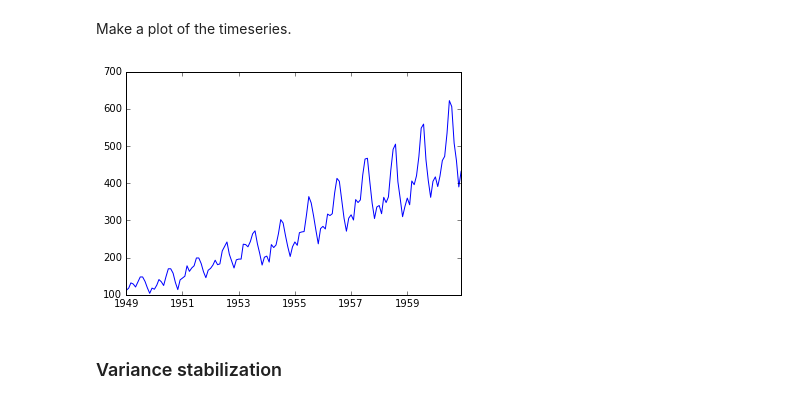
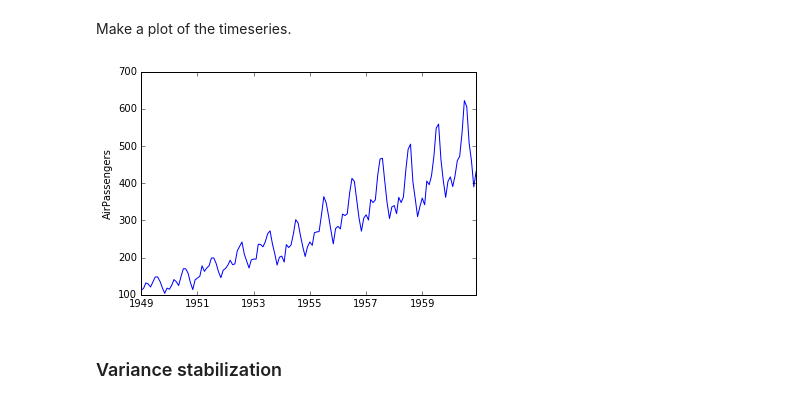
Before and after one commit to DavorJ/MLwithPython, a Jupyter notebook: excercises/06. Time series - Solution.ipynb, the cells around one changed output. Saved outputs shown, nothing was run; the diff lists cells and outputs as text; code cells hidden in the pictures.

```diff
--- a/excercises/06. Time series - Solution.ipynb
+++ b/excercises/06. Time series - Solution.ipynb
@@ -83,8 +83,9 @@ dtype: int64
 Make a plot of the timeseries.
 # %%
 plt.plot(ts);
+plt.ylabel('AirPassengers');
 # %% [output]
-[figure, old version]
+[figure, new version]
 # %% [markdown]
 ### Variance stabilization
 # %% [markdown]
```
Also changed, not shown: parts of 4 cells of this notebook.
